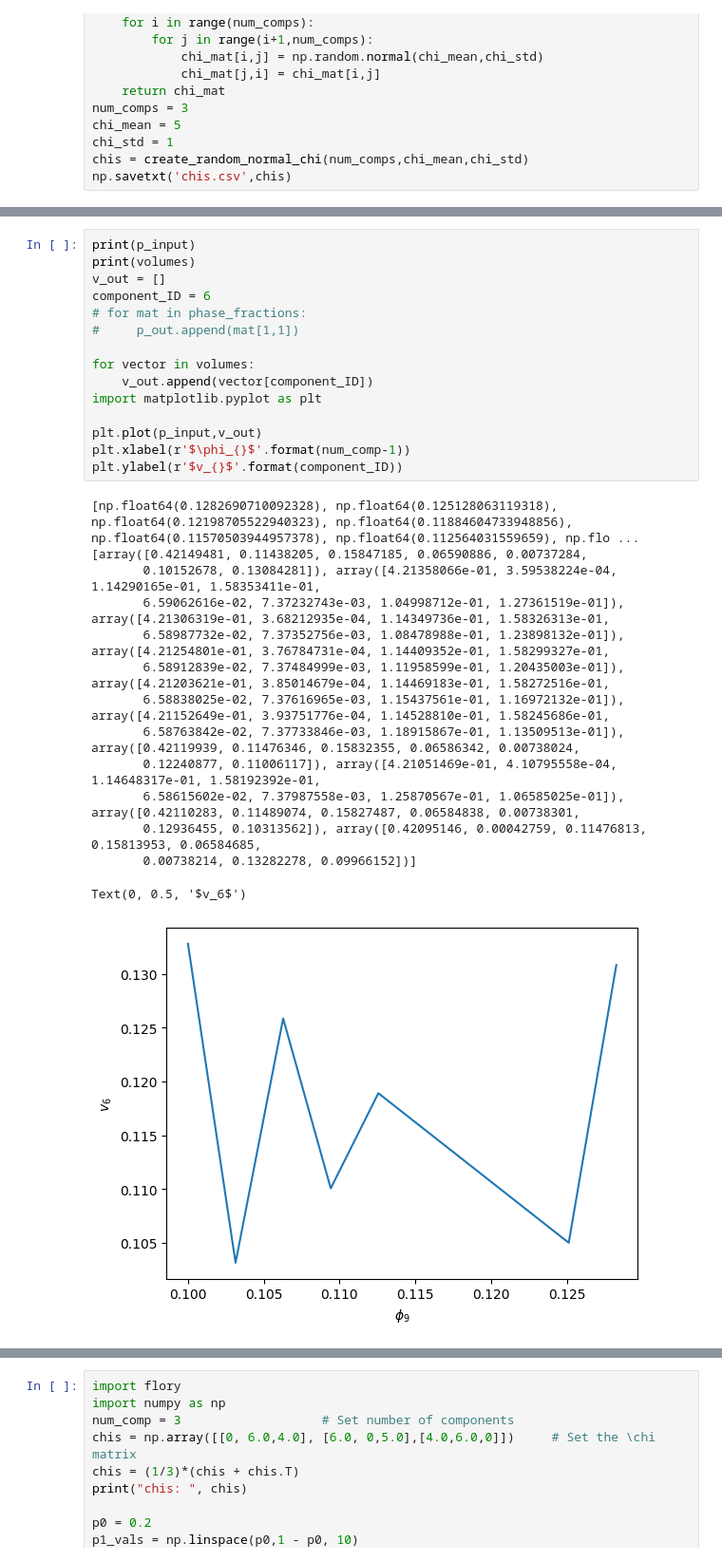
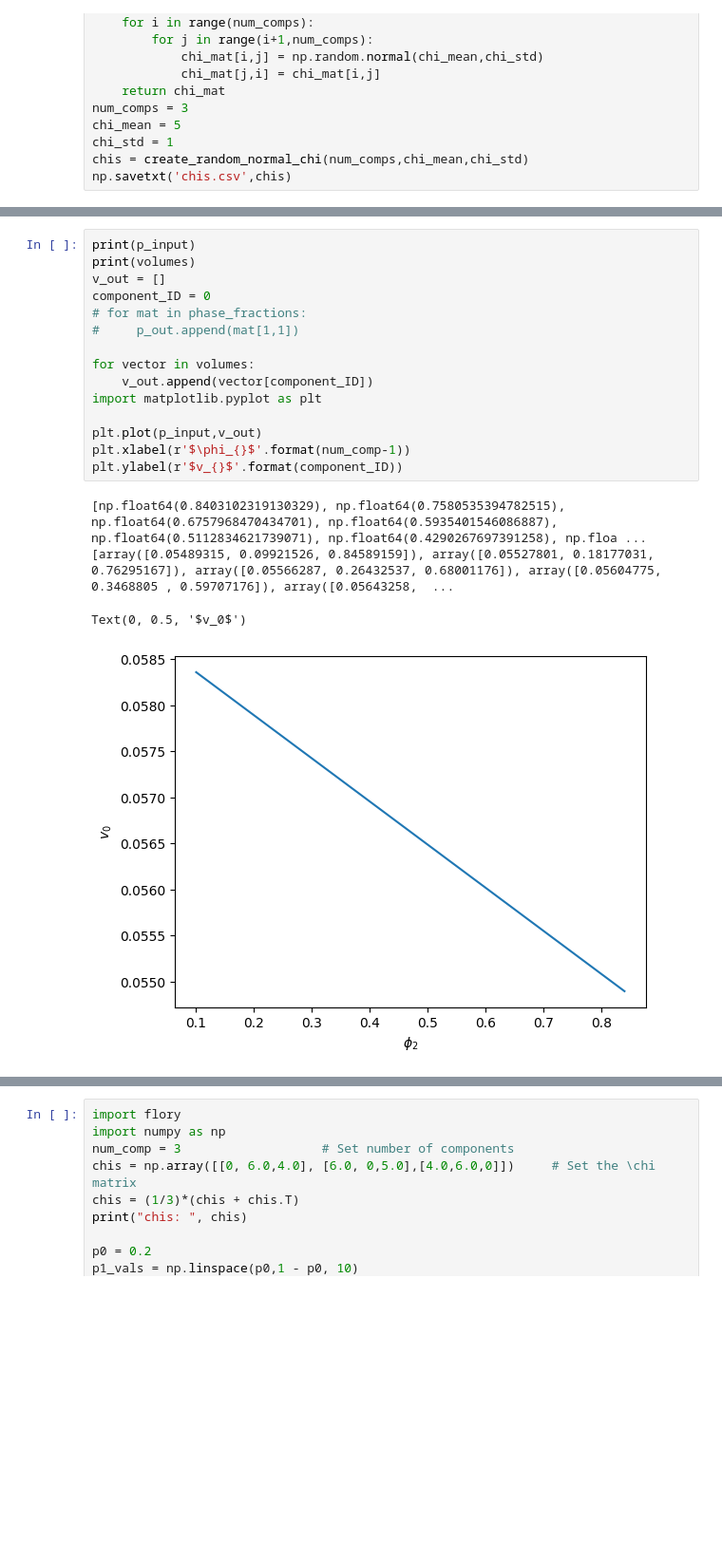
Before and after one commit to shabeeb-ameen/flory_compute, a Jupyter notebook: test.ipynb, the cells around one changed output, grey strips where cells are left out. Shown at 95% size. Cells and saved outputs as stored; diff of their text form; blank space fills up the shorter version.

```diff
--- a/test.ipynb
+++ b/test.ipynb
@@ -70,33 +70,23 @@ phase fractions:
 # %%
 print(p_input)
 print(volumes)
 v_out = []
-component_ID = 6
+component_ID = 0
 # for mat in phase_fractions:
 #     p_out.append(mat[1,1])
 
 for vector in volumes:
     v_out.append(vector[component_ID])
 import matplotlib.pyplot as plt
 
 plt.plot(p_input,v_out)
 plt.xlabel(r'$\phi_{}$'.format(num_comp-1))
 plt.ylabel(r'$v_{}$'.format(component_ID))
 # %% [output]
-[np.float64(0.1282690710092328), np.float64(0.125128063119318), np.float64(0.12198705522940323), np.float64(0.11884604733948856), np.float64(0.11570503944957378), np.float64(0.112564031559659), np.flo ...
-[array([0.42149481, 0.11438205, 0.15847185, 0.06590886, 0.00737284,
-       0.10152678, 0.13084281]), array([4.21358066e-01, 3.59538224e-04, 1.14290165e-01, 1.58353411e-01,
-       6.59062616e-02, 7.37232743e-03, 1.04998712e-01, 1.27361519e-01]), array([4.21306319e-01, 3.68212935e-04, 1.14349736e-01, 1.58326313e-01,
-       6.58987732e-02, 7.37352756e-03, 1.08478988e-01, 1.23898132e-01]), array([4.21254801e-01, 3.76784731e-04, 1.14409352e-01, 1.58299327e-01,
-       6.58912839e-02, 7.37484999e-03, 1.11958599e-01, 1.20435003e-01]), array([4.21203621e-01, 3.85014679e-04, 1.14469183e-01, 1.58272516e-01,
-       6.58838025e-02, 7.37616965e-03, 1.15437561e-01, 1.16972132e-01]), array([4.21152649e-01, 3.93751776e-04, 1.14528810e-01, 1.58245686e-01,
-       6.58763842e-02, 7.37733846e-03, 1.18915867e-01, 1.13509513e-01]), array([0.42119939, 0.11476346, 0.15832355, 0.06586342, 0.00738024,
-       0.12240877, 0.11006117]), array([4.21051469e-01, 4.10795558e-04, 1.14648317e-01, 1.58192392e-01,
-       6.58615602e-02, 7.37987558e-03, 1.25870567e-01, 1.06585025e-01]), array([0.42110283, 0.11489074, 0.15827487, 0.06584838, 0.00738301,
-       0.12936455, 0.10313562]), array([0.42095146, 0.00042759, 0.11476813, 0.15813953, 0.06584685,
-       0.00738214, 0.13282278, 0.09966152])]
+[np.float64(0.8403102319130329), np.float64(0.7580535394782515), np.float64(0.6757968470434701), np.float64(0.5935401546086887), np.float64(0.5112834621739071), np.float64(0.4290267697391258), np.floa ...
+[array([0.05489315, 0.09921526, 0.84589159]), array([0.05527801, 0.18177031, 0.76295167]), array([0.05566287, 0.26432537, 0.68001176]), array([0.05604775, 0.3468805 , 0.59707176]), array([0.05643258,  ...
-Text(0, 0.5, '$v_6$')
+Text(0, 0.5, '$v_0$')
-[figure, old version]
+[figure, new version]
 # %%
 n_ticks = 5
 ticks = np.linspace(0,1,n_ticks)
```
Also changed, not shown: parts of 2 cells of this notebook, 1 other file.
